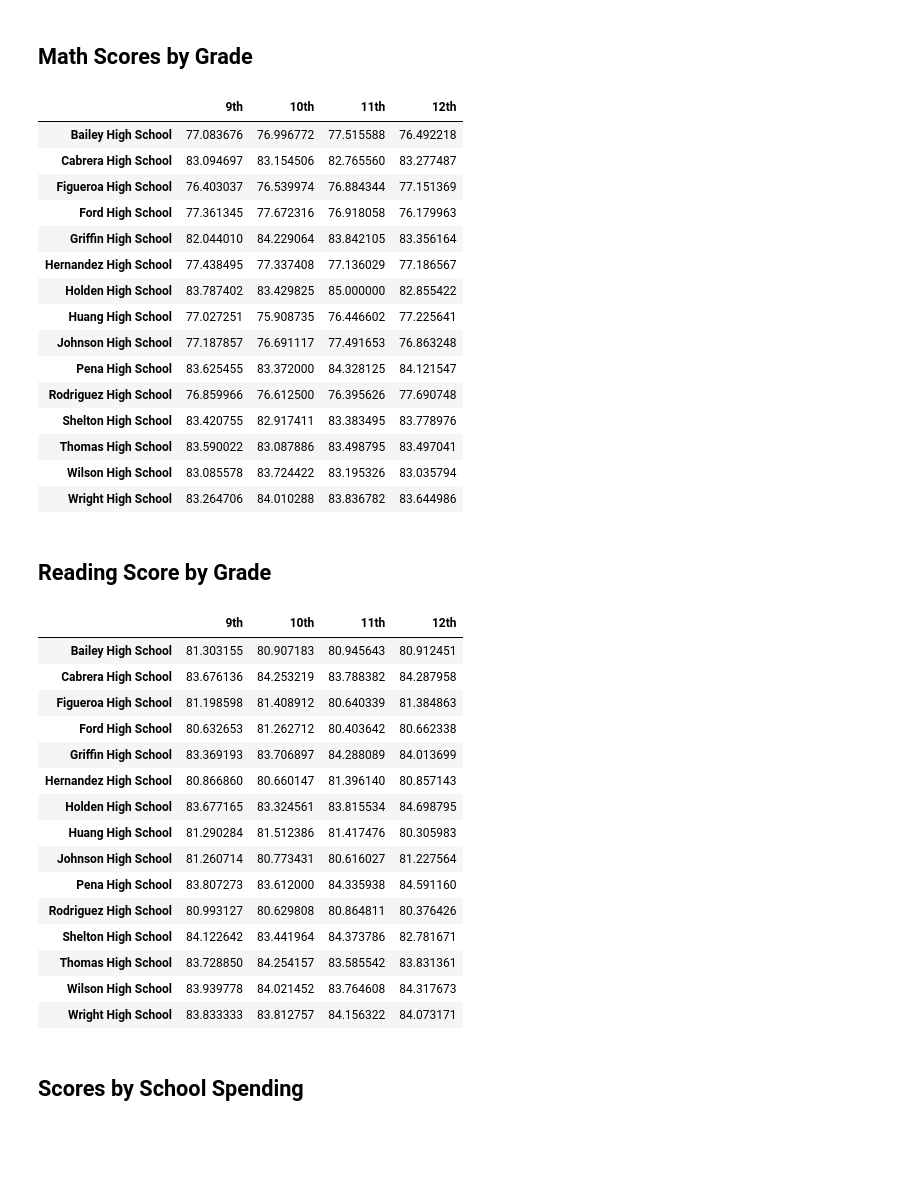
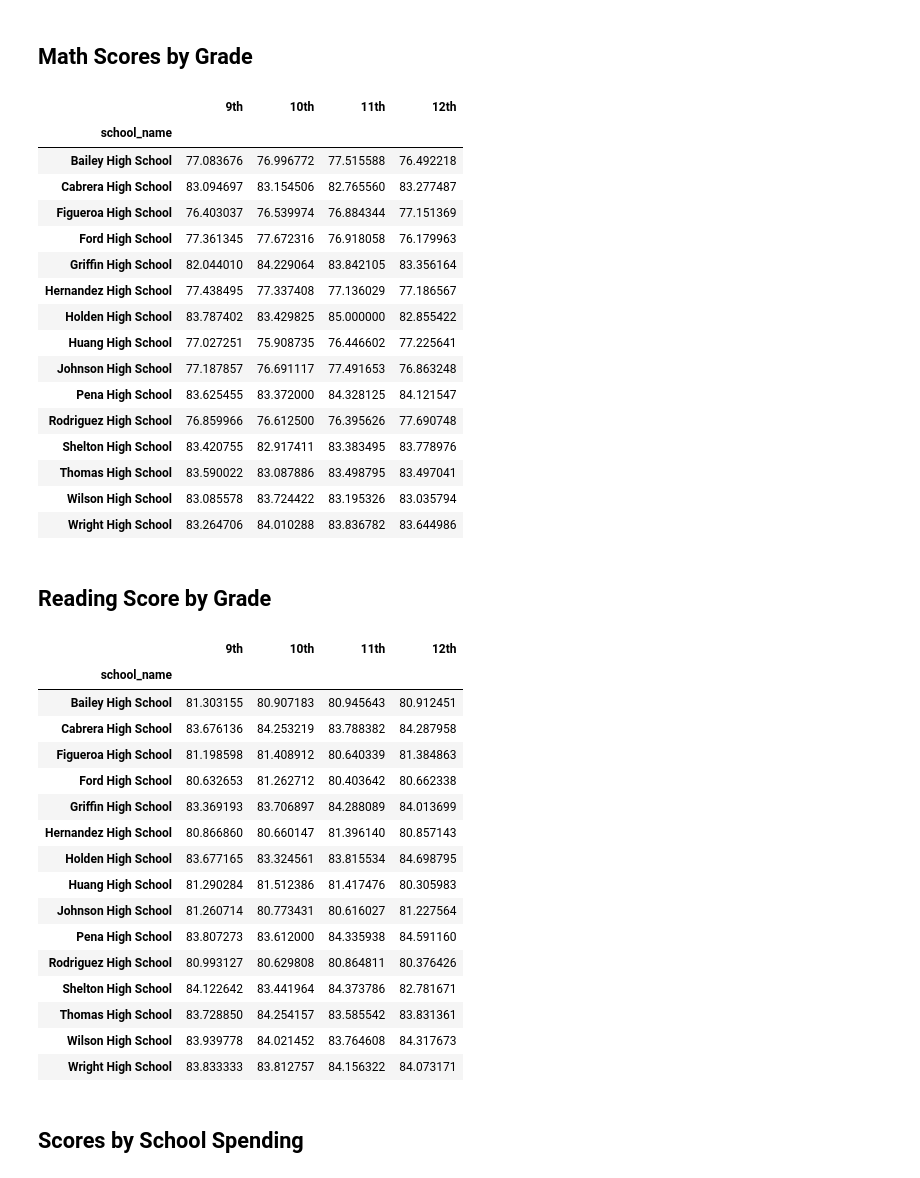
Before and after one commit to MrGoots/UCI_DABC_Pandas_Challenge, a Jupyter notebook: PyCitySchools/PyCitySchools_starter.ipynb, the cells around one changed output. Saved outputs shown, nothing was run; the diff lists cells and outputs as text; code cells hidden in the pictures; blank space fills up the shorter version.

Commit message:
Pandas_Challenge

```diff
--- a/PyCitySchools/PyCitySchools_starter.ipynb
+++ b/PyCitySchools/PyCitySchools_starter.ipynb
@@ -10,8 +10,8 @@ import pandas as pd
 from pathlib import Path
 
 # File to Load (Remember to Change These)
-school_data_to_load = Path("Resources/schools_complete.csv")
-student_data_to_load = Path("Resources/students_complete.csv")
+school_data_to_load = Path("/Users/flynnlives/Documents/GitHub/UCI_DABC_Pandas_Challenge/Resources/schools_complete.csv")
+student_data_to_load = Path("/Users/flynnlives/Documents/GitHub/UCI_DABC_Pandas_Challenge/Resources/students_complete.csv")
 
 # Read School and Student Data File and store into Pandas DataFrames
 school_data = pd.read_csv(school_data_to_load)
@@ -182,27 +220,44 @@ bottom_schools.head(5)
 ## Math Scores by Grade
 # %%
 # Use the code provided to separate the data by grade
-ninth_graders = school_data_complete[(school_data_complete["grade"] == "9th")]
-tenth_graders = school_data_complete[(school_data_complete["grade"] == "10th")]
-eleventh_graders = school_data_complete[(school_data_complete["grade"] == "11th")]
-twelfth_graders = school_data_complete[(school_data_complete["grade"] == "12th")]
+ninth_graders = student_data.loc[(student_data["grade"] == "9th")].groupby('school_name')["math_score"].mean()
+tenth_graders = student_data.loc[(student_data["grade"] == "10th")].groupby('school_name')["math_score"].mean()
+eleventh_graders = student_data.loc[(student_data["grade"] == "11th")].groupby('school_name')["math_score"].mean()
+twelfth_graders = student_data.loc[(student_data["grade"] == "12th")].groupby('school_name')["math_score"].mean()
 
 # Group by `school_name` and take the mean of the `math_score` column for each.
-ninth_grade_math_scores =
-tenth_grader_math_scores =
-eleventh_grader_math_scores =
-twelfth_grader_math_scores =
+# ninth_grade_math_scores =
+# tenth_grader_math_scores =
+# eleventh_grader_math_scores =
+# twelfth_grader_math_scores =
+
+math_scores_by_grade = pd.DataFrame({
+        "9th": ninth_graders,
+        "10th": tenth_graders,
+        "11th": eleventh_graders,
+        "12th": twelfth_graders})
+
+
 
 # Combine each of the scores above into single DataFrame called `math_scores_by_grade`
-math_scores_by_grade =
+# math_scores_by_grade =
+math_scores_by_grade = math_scores_by_grade[['9th', '10th', '11th', '12th']]
 
-# Minor data wrangling
-math_scores_by_grade.index.name = None
+# # Minor data wrangling
+# math_scores_by_grade.index.name = None
+math_scores_by_grade.index.name = "school_name"
 
-# Display the DataFrame
+# # Display the DataFrame
+# math_scores_by_grade
+math_scores_by_grade.style.format({'9th': '{:.1f}',
+                          "10th": '{:.1f}',
+                          "11th": "{:.1f}",
+                          "12th": "{:.1f}"})
+
 math_scores_by_grade
 # %% [output]
 |  | 9th | 10th | 11th | 12th |
+| school_name |  |  |  |  |
 | Bailey High School | 77.083676 | 76.996772 | 77.515588 | 76.492218 |
 | Cabrera High School | 83.094697 | 83.154506 | 82.765560 | 83.277487 |
 | Figueroa High School | 76.403037 | 76.539974 | 76.884344 | 77.151369 |
@@ -222,28 +277,40 @@ math_scores_by_grade
 ## Reading Score by Grade
 # %%
 # Use the code provided to separate the data by grade
-ninth_graders = school_data_complete[(school_data_complete["grade"] == "9th")]
-tenth_graders = school_data_complete[(school_data_complete["grade"] == "10th")]
-eleventh_graders = school_data_complete[(school_data_complete["grade"] == "11th")]
-twelfth_graders = school_data_complete[(school_data_complete["grade"] == "12th")]
+ninth_graders = student_data.loc[(student_data["grade"] == "9th")].groupby("school_name")["reading_score"].mean()
+tenth_graders = student_data.loc[(student_data["grade"] == "10th")].groupby("school_name")["reading_score"].mean()
+eleventh_graders = student_data.loc[(student_data["grade"] == "11th")].groupby("school_name")["reading_score"].mean()
+twelfth_graders = student_data.loc[(student_data["grade"] == "12th")].groupby("school_name")["reading_score"].mean()
 
 # Group by `school_name` and take the mean of the the `reading_score` column for each.
-ninth_grade_reading_scores =
-tenth_grader_reading_scores =
-eleventh_grader_reading_scores =
-twelfth_grader_reading_scores =
+# ninth_grade_reading_scores =
+# tenth_grader_reading_scores =
+# eleventh_grader_reading_scores =
+# twelfth_grader_reading_scores =
+reading_scores_by_grade = pd.DataFrame({
+        "9th": ninth_graders,
+        "10th": tenth_graders,
+        "11th": eleventh_graders,
+        "12th": twelfth_graders})
 
 # Combine each of the scores above into single DataFrame called `reading_scores_by_grade`
-reading_scores_by_grade =
-
 # Minor data wrangling
 reading_scores_by_grade = reading_scores_by_grade[["9th", "10th", "11th", "12th"]]
-reading_scores_by_grade.index.name = None
+
+# reading_scores_by_grade.index.name = None
+reading_scores_by_grade.index.name = "school_name"
 
 # Display the DataFrame
+reading_scores_by_grade.style.format({
+                             '9th': '{:.1f}',
+                             "10th": '{:.1f}',
+                             "11th": "{:.1f}",
+                             "12th": "{:.1f}"})
+
 reading_scores_by_grade
 # %% [output]
 |  | 9th | 10th | 11th | 12th |
+| school_name |  |  |  |  |
 | Bailey High School | 81.303155 | 80.907183 | 80.945643 | 80.912451 |
 | Cabrera High School | 83.676136 | 84.253219 | 83.788382 | 84.287958 |
 | Figueroa High School | 81.198598 | 81.408912 | 80.640339 | 81.384863 |
```
Also changed, not shown: parts of 35 cells of this notebook, 1 other file.
